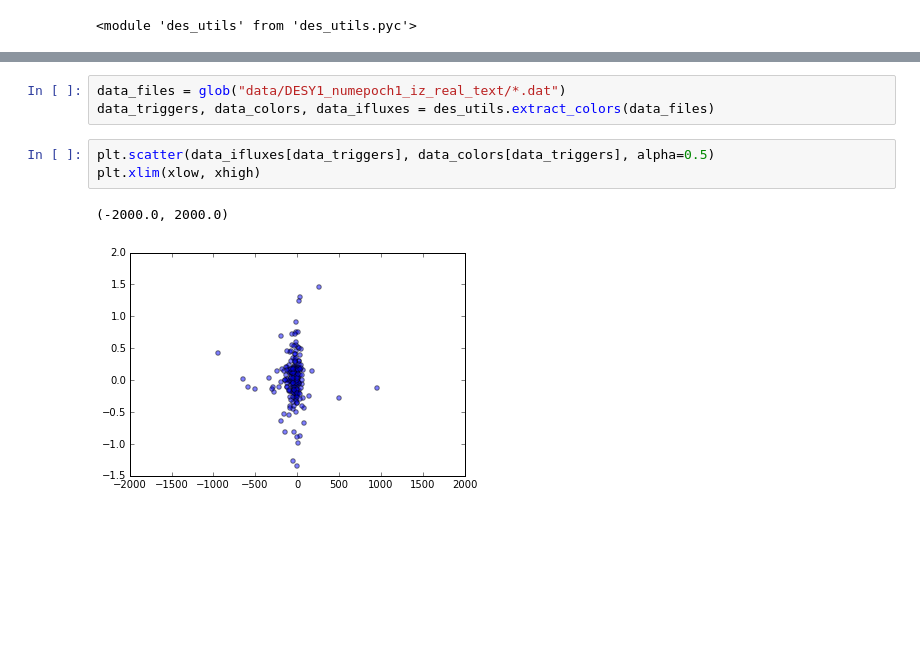
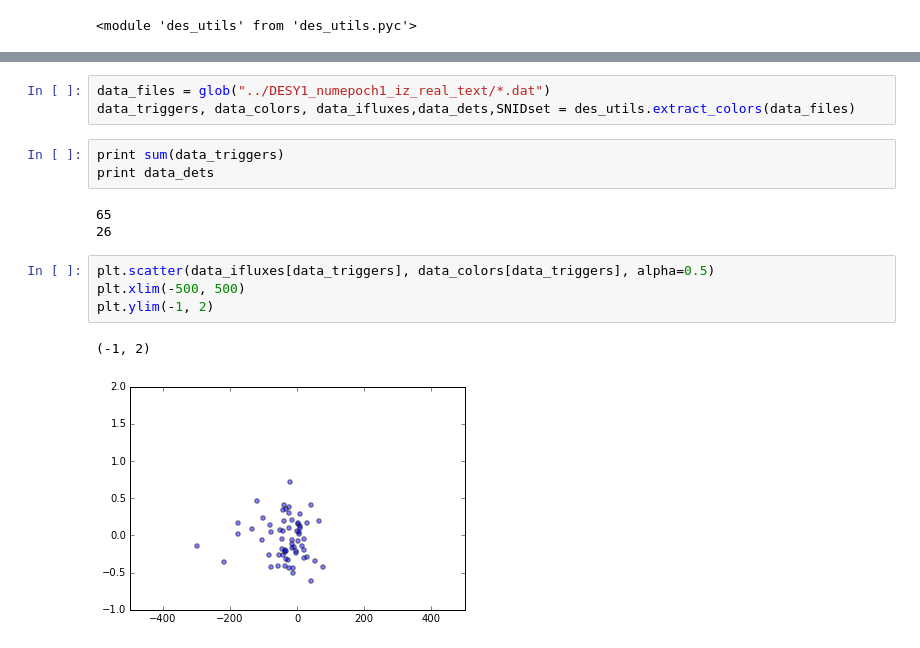
Before and after one commit to zodoctor/DES_KN_SNFIELDS, a Jupyter notebook: Refactored.ipynb, the cells around one changed output, grey strips where cells are left out. Cells and saved outputs as stored; diff of their text form; blank space fills up the shorter version.

Commit message:
Added modularity to extract_colors fxn

```diff
--- a/Refactored.ipynb
+++ b/Refactored.ipynb
@@ -30,12 +46,19 @@ xlow, xhigh = plt.xlim()
 # %%
-data_files = glob("data/DESY1_numepoch1_iz_real_text/*.dat")
-data_triggers, data_colors, data_ifluxes = des_utils.extract_colors(data_files)
+data_files = glob("../DESY1_numepoch1_iz_real_text/*.dat")
+data_triggers, data_colors, data_ifluxes,data_dets,SNIDset = des_utils.extract_colors(data_files)
+# %%
+print sum(data_triggers)
+print data_dets
+# %% [output]
+65
+26
 # %%
 plt.scatter(data_ifluxes[data_triggers], data_colors[data_triggers], alpha=0.5)
-plt.xlim(xlow, xhigh)
+plt.xlim(-500, 500)
+plt.ylim(-1, 2)
 # %% [output]
-(-2000.0, 2000.0)
+(-1, 2)
-[figure, old version]
+[figure, new version]
 # %%
 plt.scatter(data_ifluxes[data_triggers], data_colors[data_triggers], alpha=0.1)
 plt.scatter(sim_ifluxes[sim_triggers], sim_colors[sim_triggers], alpha=0.05, color='r')
```
Also changed, not shown: parts of 6 cells of this notebook, 2 other files.
